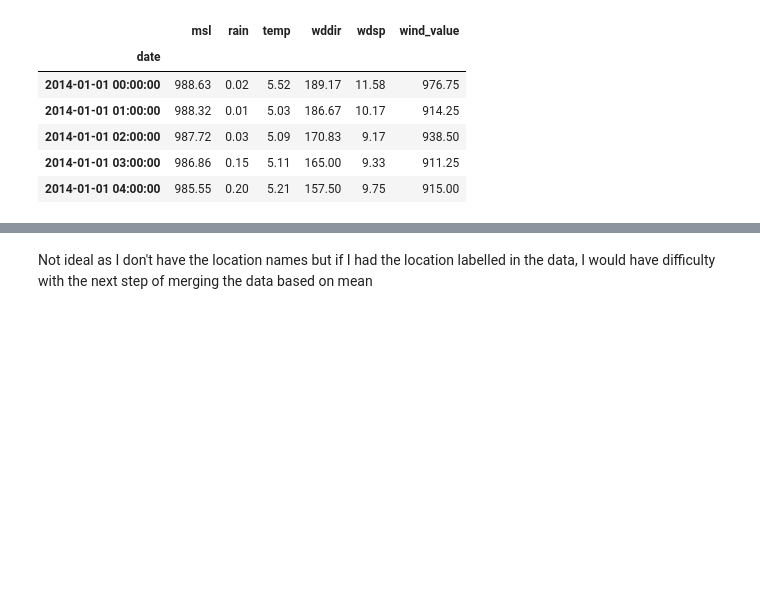
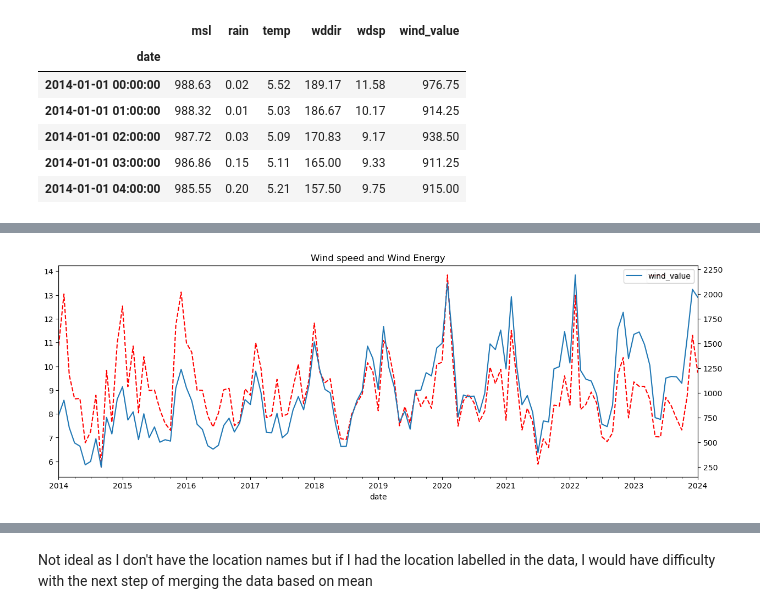
Before and after one commit to IreneKilgannon/PFDA, a Jupyter notebook: PFDA-project/wind.ipynb, the cells around one changed output, grey strips where cells are left out. Saved outputs shown, nothing was run; the diff lists cells and outputs as text; code cells hidden in the pictures; blank space fills up the shorter version.

Commit message:
trends in windspeeds and wind energy

```diff
--- a/PFDA-project/wind.ipynb
+++ b/PFDA-project/wind.ipynb
@@ -161,8 +169,8 @@ electricity_df.head()
 | 2014-01-01 03:00:00 | 911.25 |
 | 2014-01-01 04:00:00 | 915.00 |
 # %%
-wind_weather = pd.concat([weather_df, hourly_electricity_df], axis = 1)
-wind_weather.head()
+electricity_weather = pd.concat([weather_df, hourly_electricity_df], axis = 1)
+electricity_weather.head()
 # %% [output]
 |  | msl | rain | temp | wddir | wdsp | wind_value |
 | date |  |  |  |  |  |  |
@@ -175,0 +247,2 @@ wind_weather.to_csv('data/wind_weather.csv')
+# %%
+electricity_weather = electricity_weather.dropna()
@@ -179,0 +286,3 @@ monthly_weather.head()
+# %%
+electricity_weather_mean = electricity_weather.resample('ME').mean()
+electricity_weather_mean
@@ -179,0 +304,12 @@ monthly_weather.head()
+# %%
+fig, ax = plt.subplots(figsize = (15,5))
+
+electricity_weather_mean['wdsp'].plot(ax=ax, color = 'red', linestyle = 'dashed', legend= 'Wind Speed')
+
+ax2 = ax.twinx()
+
+electricity_weather_mean['wind_value'].plot(ax= ax2, legend= 'Wind energy')
+plt.title('Wind speed and Wind Energy')
+plt.show()
+# %% [output]
+[figure, added]
```
Also changed, not shown: parts of 33 cells of this notebook, 1 other file.
